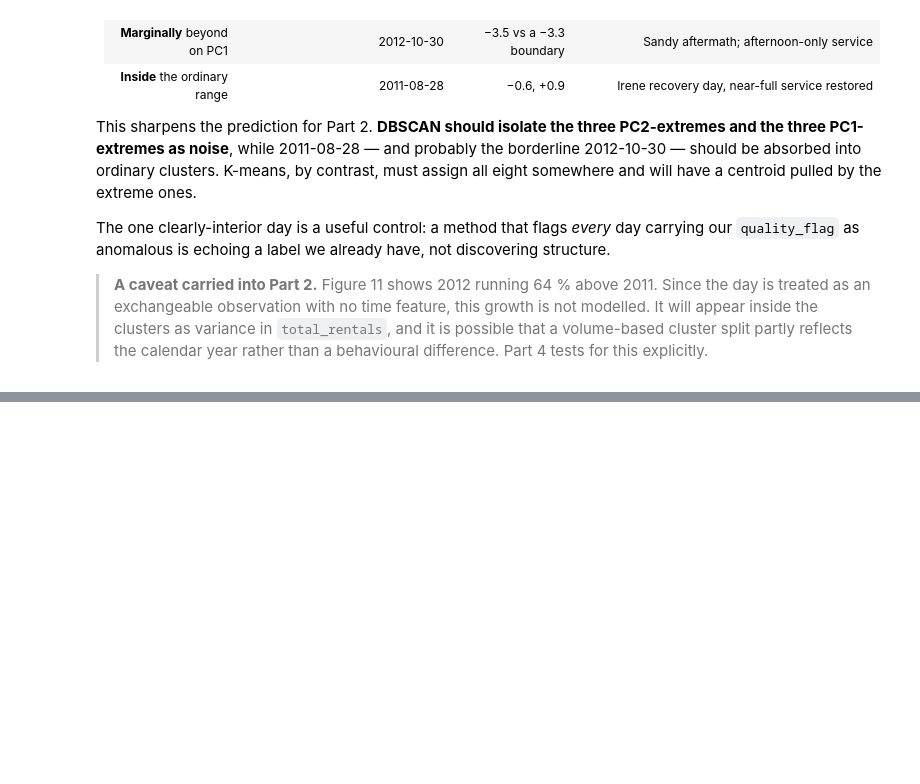
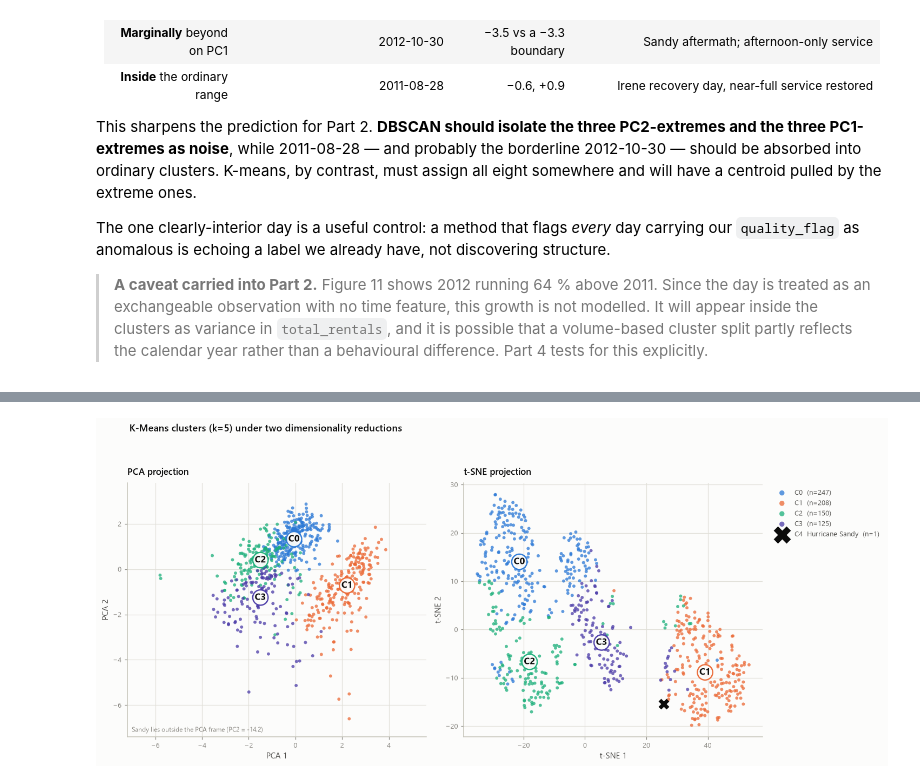
Before and after one commit to heshannethmina/Clustering-Urban-Mobility-Patterns-Using-Bike-Sharing-Data, a Jupyter notebook: bike_sharing_clustering.ipynb, the cells around one changed output, grey strips where cells are left out. Cells and saved outputs as stored; diff of their text form; code cells hidden in the pictures; blank space fills up the shorter version.

```diff
--- a/bike_sharing_clustering.ipynb
+++ b/bike_sharing_clustering.ipynb
@@ -2488,0 +2813,43 @@ original-unit table `daily`, and the label table `context`.*
+# %%
+from sklearn.manifold import TSNE
+
+tsne = TSNE(n_components=2, perplexity=30, init="pca", learning_rate="auto",
+            random_state=RANDOM_STATE).fit_transform(X)
+
+sizes_km = np.bincount(km_labels)
+singleton = np.flatnonzero(sizes_km == 1)          # clusters holding a single day
+
+fig, axes = plt.subplots(1, 2, figsize=(13.4, 5.8))
+for ax, coords, name, lims in [
+        (axes[0], Z[:, :2], "PCA", (-7.2, 5.6, -7.4, 3.8)),
+        (axes[1], tsne, "t-SNE", None)]:
+    for c in range(KMEANS_K):
+        m = km_labels == c
+        if c in singleton:
+            ax.scatter(coords[m, 0], coords[m, 1], s=170, marker="X",
+                       color=PALETTE["ink"], zorder=6,
+                       label=f"C{c}  Hurricane Sandy  (n=1)")
+        else:
+            ax.scatter(coords[m, 0], coords[m, 1], s=15, alpha=0.75, edgecolors="none",
+                       color=CLUSTER_COLOURS[c], label=f"C{c}  (n={m.sum()})", zorder=3)
+            # Direct label at the cluster medoid, so identity is not colour-alone.
+            cx, cy = np.median(coords[m, 0]), np.median(coords[m, 1])
+            ax.text(cx, cy, f"C{c}", fontsize=11, fontweight="bold", ha="center", va="center",
+                    color=PALETTE["ink"], zorder=7,
+                    bbox=dict(boxstyle="circle,pad=0.22", fc=PALETTE["surface"],
+                              ec=CLUSTER_COLOURS[c], lw=1.6, alpha=0.95))
+    if lims:
+        ax.set_xlim(*lims[:2]); ax.set_ylim(*lims[2:])
+    finish(ax, title=f"{name} projection", xlabel=f"{name} 1", ylabel=f"{name} 2",
+           ygrid_only=False)
+
+axes[0].text(0.015, 0.02, "Sandy lies outside the PCA frame (PC2 = -14.2)",
+             transform=axes[0].transAxes, fontsize=8, color=PALETTE["muted"])
+axes[1].legend(loc="upper left", bbox_to_anchor=(1.02, 1.0), markerscale=1.6)
+fig.suptitle(f"K-Means clusters (k={KMEANS_K}) under two dimensionality reductions",
+             x=0.045, y=1.0, ha="left", fontsize=12, fontweight="semibold", color=PALETTE["ink"])
+fig.tight_layout(rect=[0, 0, 1, 0.95])
+save(fig, "fig20_kmeans_projections")
+plt.show()
+# %% [output]
+[figure, added]
```
Also changed, not shown: parts of 23 cells of this notebook, 5 other files.
